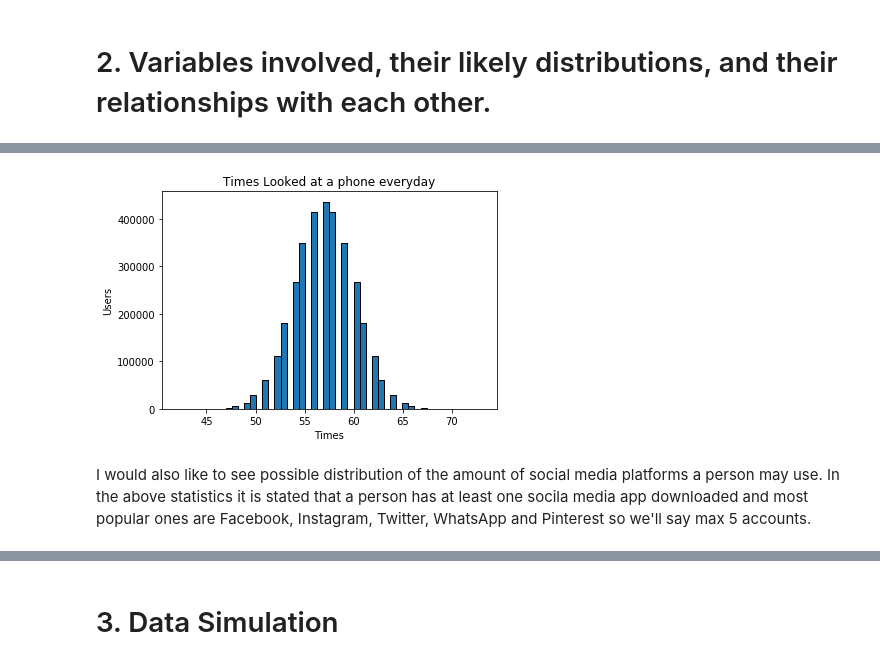
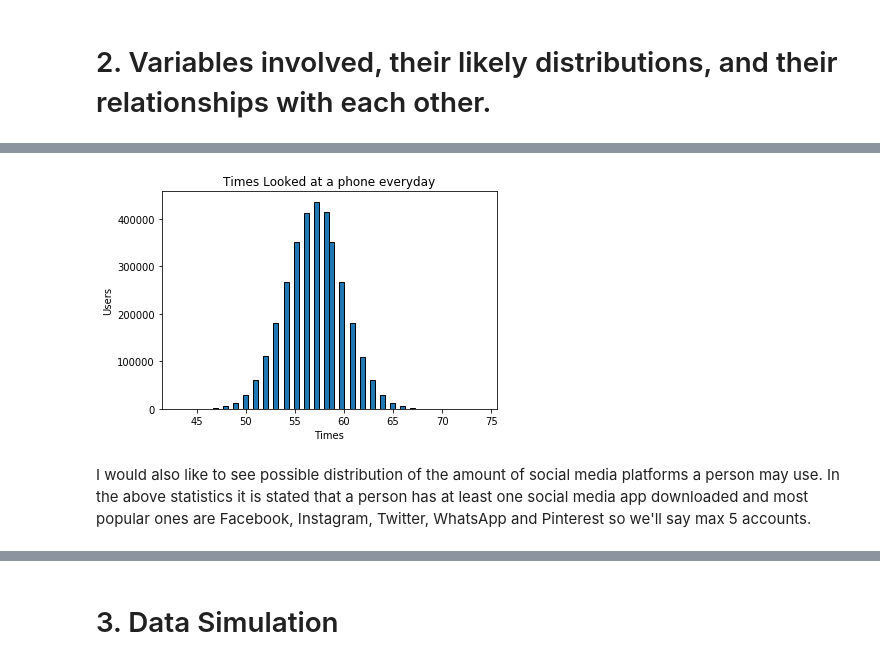
Before and after one commit to simonava5/ProgrammingProject, a Jupyter notebook: Real Life Data.ipynb, the cells around one changed output, grey strips where cells are left out. Drawn from its saved outputs; the diff is of its cells as text; code cells hidden in the pictures.

```diff
--- a/Real Life Data.ipynb
+++ b/Real Life Data.ipynb
@@ -115,11 +119,11 @@ array([ 54.,  54.,  61., ...,  55.,  55.,  57.])
 # %%
-plt.hist(Usage,bins=50, edgecolor='k') # Adding sample count, amount of bins, and edgecolour of the bins
-plt.ylabel('Users') # labelling my y axis
-plt.xlabel('Times') # labelling my x axis
-plt.title('Times Looked at a phone everyday') # Adding title
+plt.hist(Usage,bins=60, edgecolor='k') # Add sample count, amount of bins, and edgecolour of the bins
+plt.ylabel('Users') # Label y axis
+plt.xlabel('Times') # Label x axis
+plt.title('Times Looked at a phone everyday') # Add title
 
 plt.show()
 # %% [output]
-[figure, old version]
+[figure, new version]
 # %% [markdown]
-I would also like to see possible distribution of the amount of social media platforms a person may use. In the above statistics it is stated that a person has at least one socila media app downloaded and most popular ones are Facebook, Instagram, Twitter, WhatsApp and Pinterest so we'll say max 5 accounts.
+I would also like to see possible distribution of the amount of social media platforms a person may use. In the above statistics it is stated that a person has at least one social media app downloaded and most popular ones are Facebook, Instagram, Twitter, WhatsApp and Pinterest so we'll say max 5 accounts.
```
Also changed, not shown: parts of 10 cells of this notebook.
